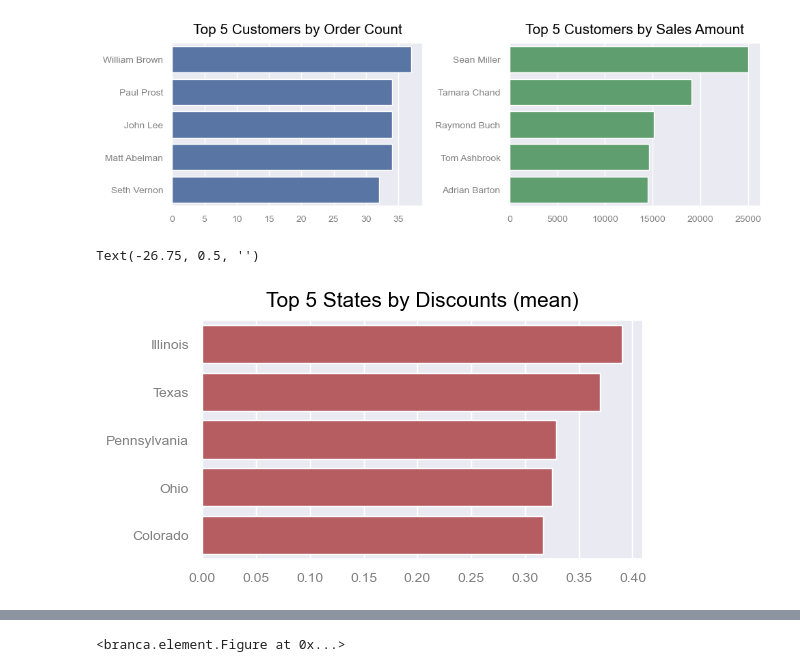
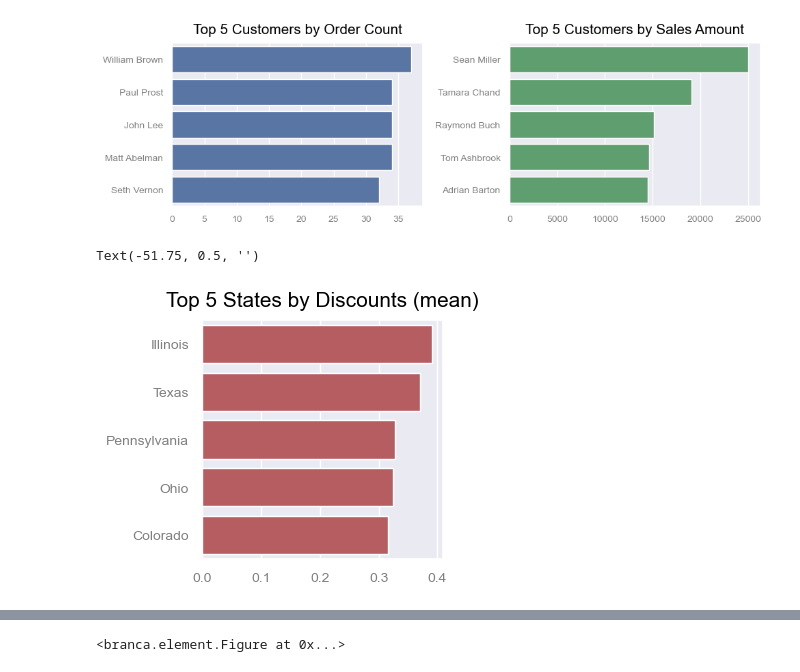
Before and after one commit to mks-0/code-academy, a Jupyter notebook: E-Commerce/e-com-eda.ipynb, the cells around one changed output, grey strips where cells are left out. Saved outputs shown, nothing was run; the diff lists cells and outputs as text; code cells hidden in the pictures.

```diff
--- a/E-Commerce/e-com-eda.ipynb
+++ b/E-Commerce/e-com-eda.ipynb
@@ -89,0 +129,5 @@ df['Postal Code'].nunique()
+# %%
+df['Category'] = pd.Categorical(df['Category'], categories=categories_order)
+df['Sub-Category'] = pd.Categorical(df['Sub-Category'], categories=subcategories_order)
+df['month'] = pd.Categorical(df['month'], categories=df['month'].unique().sort())
+df['weekday'] = pd.Categorical(df['weekday'], categories=weekdays, ordered=True)
@@ -89,0 +159,14 @@ df['Postal Code'].nunique()
+# %%
+# Generating unique Product IDs based on it's name and price
+
+for category in df['Category'].unique():
+    for subcategory in df[df['Category'] == category]['Sub-Category'].unique():
+        products_grouped = df[(df['Category'] == category) & (df['Sub-Category'] == subcategory)].groupby(['Product Name', 'Cost'])
+        for i, (key, item) in enumerate(products_grouped):
+            group = products_grouped.get_group(key)
+            cat = group['Category'].unique()[0][:3].upper()
+            sub = group['Sub-Category'].unique()[0][:3].upper()
+            n = '0'*(8-len(str(i))) + str(i)
+            item['id'] = cat[:3] + '-' + sub[:3] + '-' + n
+            for index, row in item['id'].items():
+                df.loc[index, 'id'] = row
@@ -211,0 +339,19 @@ plt.show()
+# %%
+def month_days_sales_profit(data, month, year):
+    fig, ax = plt.subplots(figsize=(12, 5))
+
+    days = data[(data['month'] == month) & (data['year'] == year)].groupby(pd.Grouper(key="Order Date", freq='D'))
+    days['Sales'].sum().plot(kind='bar', width=0.8, color=color[0])
+    days['Profit'].sum().plot(kind='bar', width=0.8, color=color[1])
+    xlabels = [d.strftime('%d %a') for d, g in days]
+    ax.set_xticks(ax.get_xticks())
+    ax.set_xticklabels(xlabels, rotation = 90)
+    ax.set_ylabel('Sales / Profit (sum)')
+    plt.title(f'{calendar.month_name[month]} {year}')
+    plt.legend()
+    plt.show()
+
+for month in [9, 11, 12]:
+    for year in range(2014, 2017):
+
+        month_days_sales_profit(df, month, year)
@@ -383,11 +512,11 @@ Text(0.5, 1.0, 'Top 5 Customers by Sales Amount')
 # %%
 state_discount = df.groupby('State')['Discount'].mean().sort_values(ascending=False).head(5)
 
-fig, ax = plt.subplots(1, figsize=(6, 3))
+fig, ax = plt.subplots(1, figsize=(4, 3))
 sns.barplot(y=get_top(state_discount, 5).index, x=get_top(state_discount, 5).values, color=color[3])
 plt.tight_layout()
 ax.set_title('Top 5 States by Discounts (mean)')
 ax.set_ylabel('')
 # %% [output]
-Text(-26.75, 0.5, '')
+Text(-51.75, 0.5, '')
-[figure, old version]
+[figure, new version]
```
Also changed, not shown: parts of 55 cells of this notebook, 2 other files.
